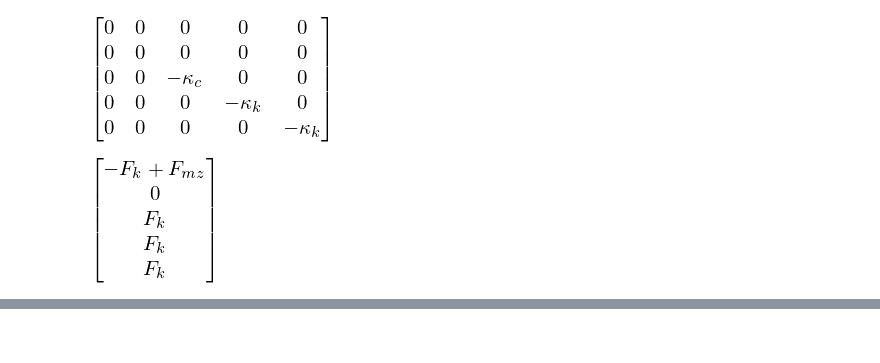
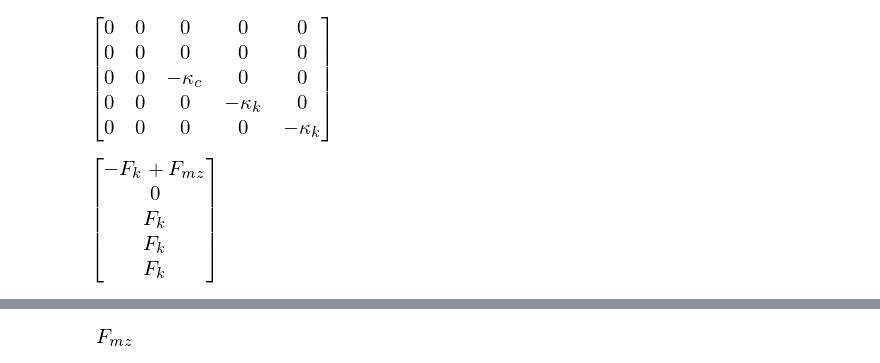
Before and after one commit to glyg/notebooks, a Jupyter notebook: kt_sim/sympy_dumb_spindle.ipynb, the cells around one changed output, grey strips where cells are left out. Drawn from its saved outputs; the diff is of its cells as text; code cells hidden in the pictures; blank space fills up the shorter version.

```diff
--- a/kt_sim/sympy_dumb_spindle.ipynb
+++ b/kt_sim/sympy_dumb_spindle.ipynb
@@ -394,4 +406,8 @@ sol
 from sympy import lambdify
 # %%
 A_args = [F_mz, V_mz, F_k, V_k, mu_s, mu_c, mu_ch, mu_k]
+# %%
+F_mz
+# %% [output]
+[figure, added]
 # %%
```
Also changed, not shown: parts of 3 cells of this notebook, 11 other files.
